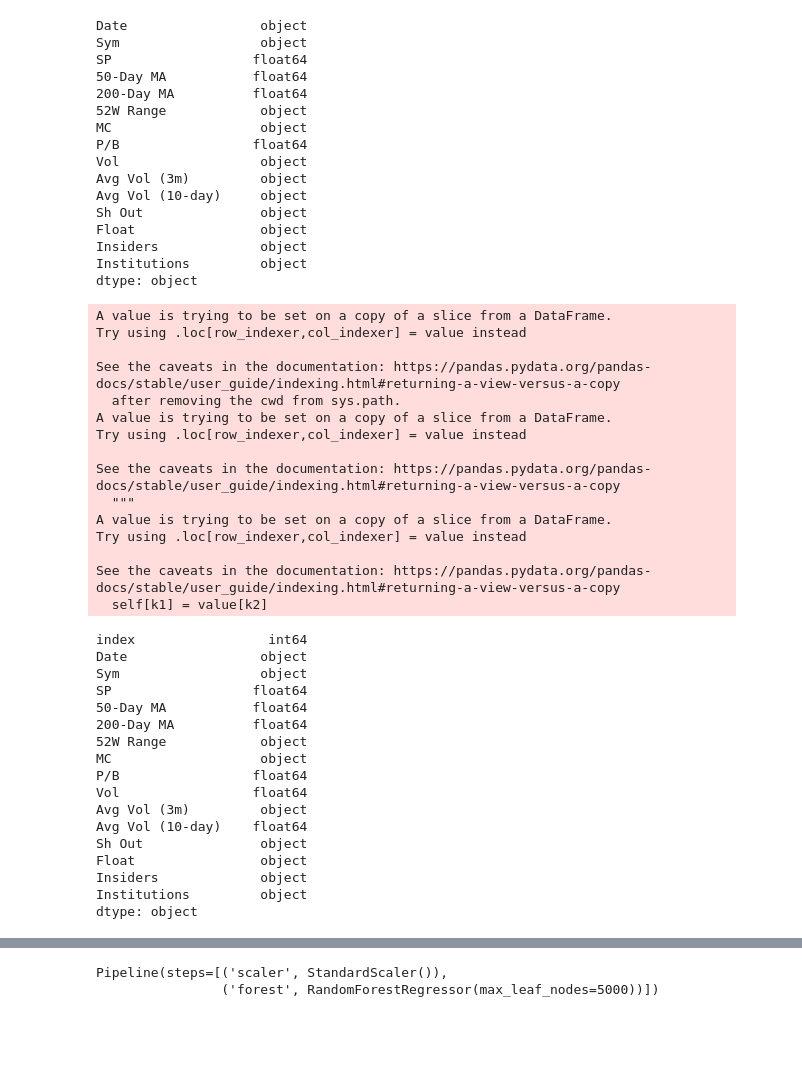
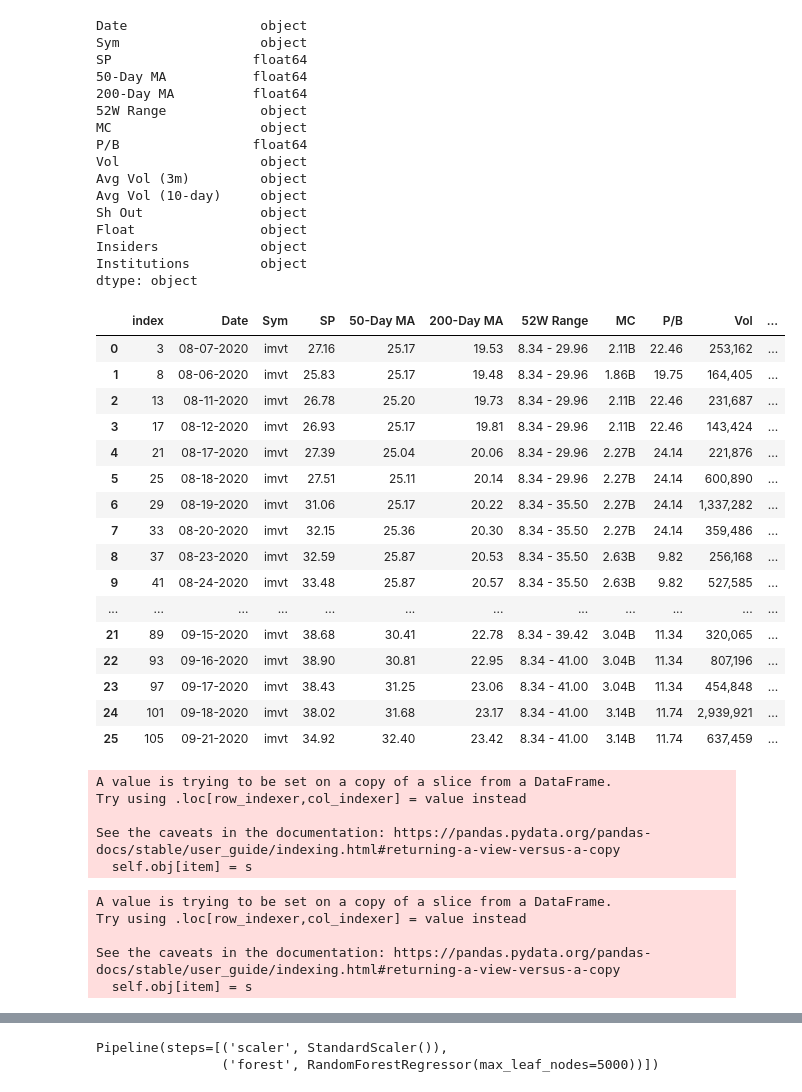
Before and after one commit to G-Sprouts/Stock_project, a Jupyter notebook: Stocks.ipynb, the cells around one changed output, grey strips where cells are left out. Cells and saved outputs as stored; diff of their text form; code cells hidden in the pictures; blank space fills up the shorter version.

```diff
--- a/Stocks.ipynb
+++ b/Stocks.ipynb
@@ -70,47 +70,48 @@ dtype: object
 # %%
 # Subset DataFrame for ML model implementation
 # Reset index of Subset
 
 df2 = df[df['Sym'] == 'imvt']
 df2.reset_index(inplace=True)
+
+df2
+# %% [output]
+|  | index | Date | Sym | SP | 50-Day MA | 200-Day MA | 52W Range | MC | P/B | Vol | ... |
+| 0 | 3 | 08-07-2020 | imvt | 27.16 | 25.17 | 19.53 | 8.34 - 29.96 | 2.11B | 22.46 | 253,162 | ... |
+| 1 | 8 | 08-06-2020 | imvt | 25.83 | 25.17 | 19.48 | 8.34 - 29.96 | 1.86B | 19.75 | 164,405 | ... |
+| 2 | 13 | 08-11-2020 | imvt | 26.78 | 25.20 | 19.73 | 8.34 - 29.96 | 2.11B | 22.46 | 231,687 | ... |
+| 3 | 17 | 08-12-2020 | imvt | 26.93 | 25.17 | 19.81 | 8.34 - 29.96 | 2.11B | 22.46 | 143,424 | ... |
+| 4 | 21 | 08-17-2020 | imvt | 27.39 | 25.04 | 20.06 | 8.34 - 29.96 | 2.27B | 24.14 | 221,876 | ... |
+| 5 | 25 | 08-18-2020 | imvt | 27.51 | 25.11 | 20.14 | 8.34 - 29.96 | 2.27B | 24.14 | 600,890 | ... |
+| 6 | 29 | 08-19-2020 | imvt | 31.06 | 25.17 | 20.22 | 8.34 - 35.50 | 2.27B | 24.14 | 1,337,282 | ... |
+| 7 | 33 | 08-20-2020 | imvt | 32.15 | 25.36 | 20.30 | 8.34 - 35.50 | 2.27B | 24.14 | 359,486 | ... |
+| 8 | 37 | 08-23-2020 | imvt | 32.59 | 25.87 | 20.53 | 8.34 - 35.50 | 2.63B | 9.82 | 256,168 | ... |
+| 9 | 41 | 08-24-2020 | imvt | 33.48 | 25.87 | 20.57 | 8.34 - 35.50 | 2.63B | 9.82 | 527,585 | ... |
+| ... | ... | ... | ... | ... | ... | ... | ... | ... | ... | ... | ... |
+| 21 | 89 | 09-15-2020 | imvt | 38.68 | 30.41 | 22.78 | 8.34 - 39.42 | 3.04B | 11.34 | 320,065 | ... |
+| 22 | 93 | 09-16-2020 | imvt | 38.90 | 30.81 | 22.95 | 8.34 - 41.00 | 3.04B | 11.34 | 807,196 | ... |
+| 23 | 97 | 09-17-2020 | imvt | 38.43 | 31.25 | 23.06 | 8.34 - 41.00 | 3.04B | 11.34 | 454,848 | ... |
+| 24 | 101 | 09-18-2020 | imvt | 38.02 | 31.68 | 23.17 | 8.34 - 41.00 | 3.14B | 11.74 | 2,939,921 | ... |
+| 25 | 105 | 09-21-2020 | imvt | 34.92 | 32.40 | 23.42 | 8.34 - 41.00 | 3.14B | 11.74 | 637,459 | ... |
 # %%
 # Remove non-numerical characters from featured columns for uniformity
 # Convert object .dtype to float
 
-df2['Vol'] = df2.replace(',', '', regex=True)
-df2['Avg Vol (10-day)'] = df2.replace('k', '', regex=True)
-df2[['Vol', 'Avg Vol (10-day)']] = df2[['Vol', 'Avg Vol (10-day)']].astype(float)
-df2.dtypes
+df2.loc[:, 'Vol'] = df2.loc[:,'Vol'].str.replace(',', '').astype(float)
+df2.loc[:, 'Avg Vol (10-day)'] = df2.loc[:,'Avg Vol (10-day)'].str.replace('k', '', regex=True).str.replace('M', '', regex=True).astype(float)
 # %% [output]
 A value is trying to be set on a copy of a slice from a DataFrame.
 Try using .loc[row_indexer,col_indexer] = value instead
 
 See the caveats in the documentation: https://pandas.pydata.org/pandas-docs/stable/user_guide/indexing.html#returning-a-view-versus-a-copy
-  after removing the cwd from sys.path.
-A value is trying to be set on a copy of a slice from a DataFrame.
-Try using .loc[row_indexer,col_indexer] = value instead
-
-See the caveats in the documentation: https://pandas.pydata.org/pandas-docs/stable/user_guide/indexing.html#returning-a-view-versus-a-copy
-  """
-A value is trying to be set on a copy of a slice from a DataFrame.
-Try using .loc[row_indexer,col_indexer] = value instead
-
-See the caveats in the documentation: https://pandas.pydata.org/pandas-docs/stable/user_guide/indexing.html#returning-a-view-versus-a-copy
-  self[k1] = value[k2]
+  self.obj[item] = s
-index                 int64
-Date                 object
-Sym                  object
-SP                  float64
-50-Day MA           float64
-200-Day MA          float64
-52W Range            object
-MC                   object
-P/B                 float64
-Vol                 float64
-Avg Vol (3m)         object
-Avg Vol (10-day)    float64
-Sh Out               object
-Float                object
-Insiders             object
-Institutions         object
-dtype: object
+# %%
+# Adjust values for rows that have 'Avg Vol (10-day)' over 1M shares / day to properly display volume trends
+
+df2.loc[[15,16,17,18,19], 'Avg Vol (10-day)'] = [1050, 1350, 1240,1120,1060]
+# %% [output]
+A value is trying to be set on a copy of a slice from a DataFrame.
+Try using .loc[row_indexer,col_indexer] = value instead
+
+See the caveats in the documentation: https://pandas.pydata.org/pandas-docs/stable/user_guide/indexing.html#returning-a-view-versus-a-copy
+  self.obj[item] = s
```
Also changed, not shown: parts of 10 cells of this notebook.
